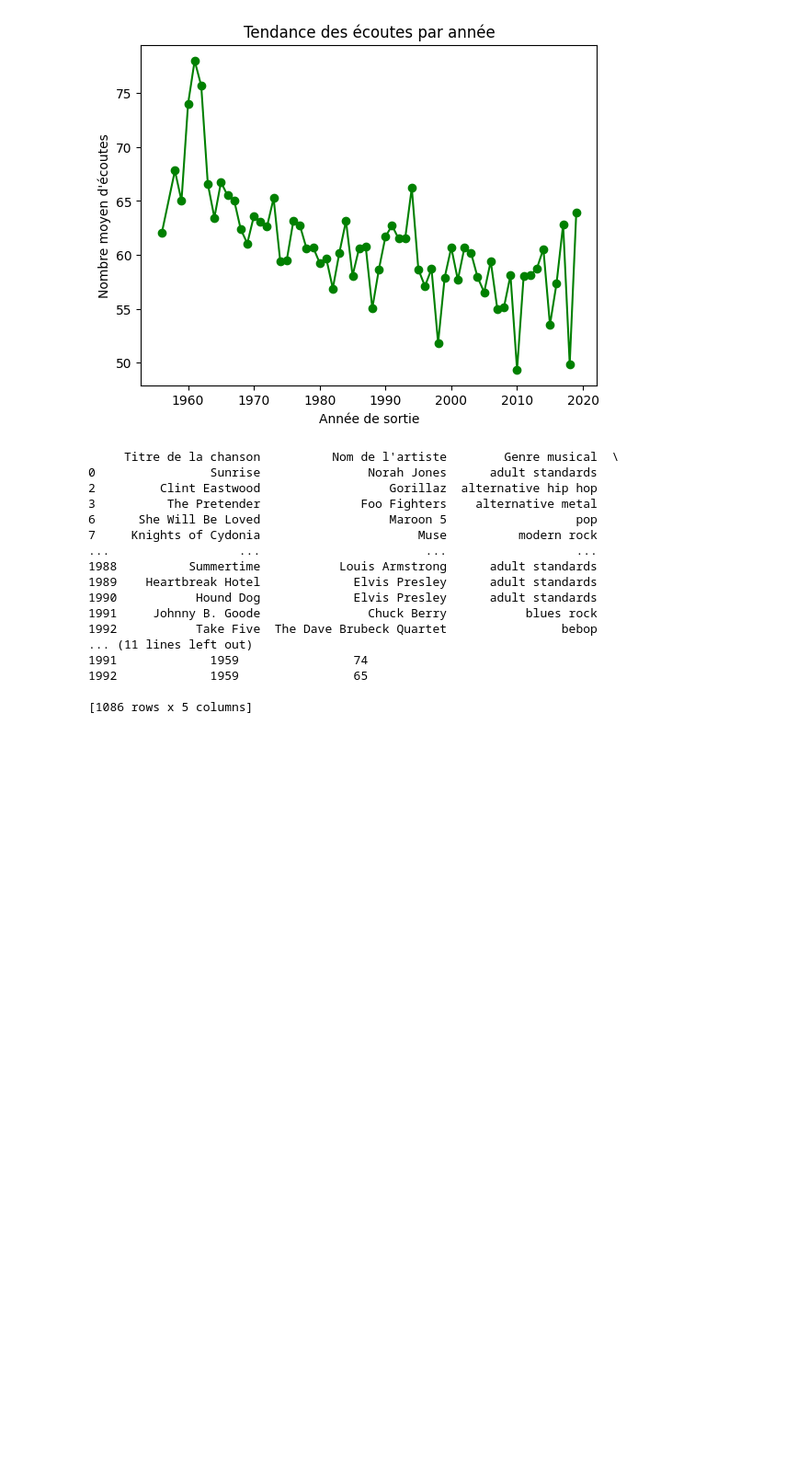
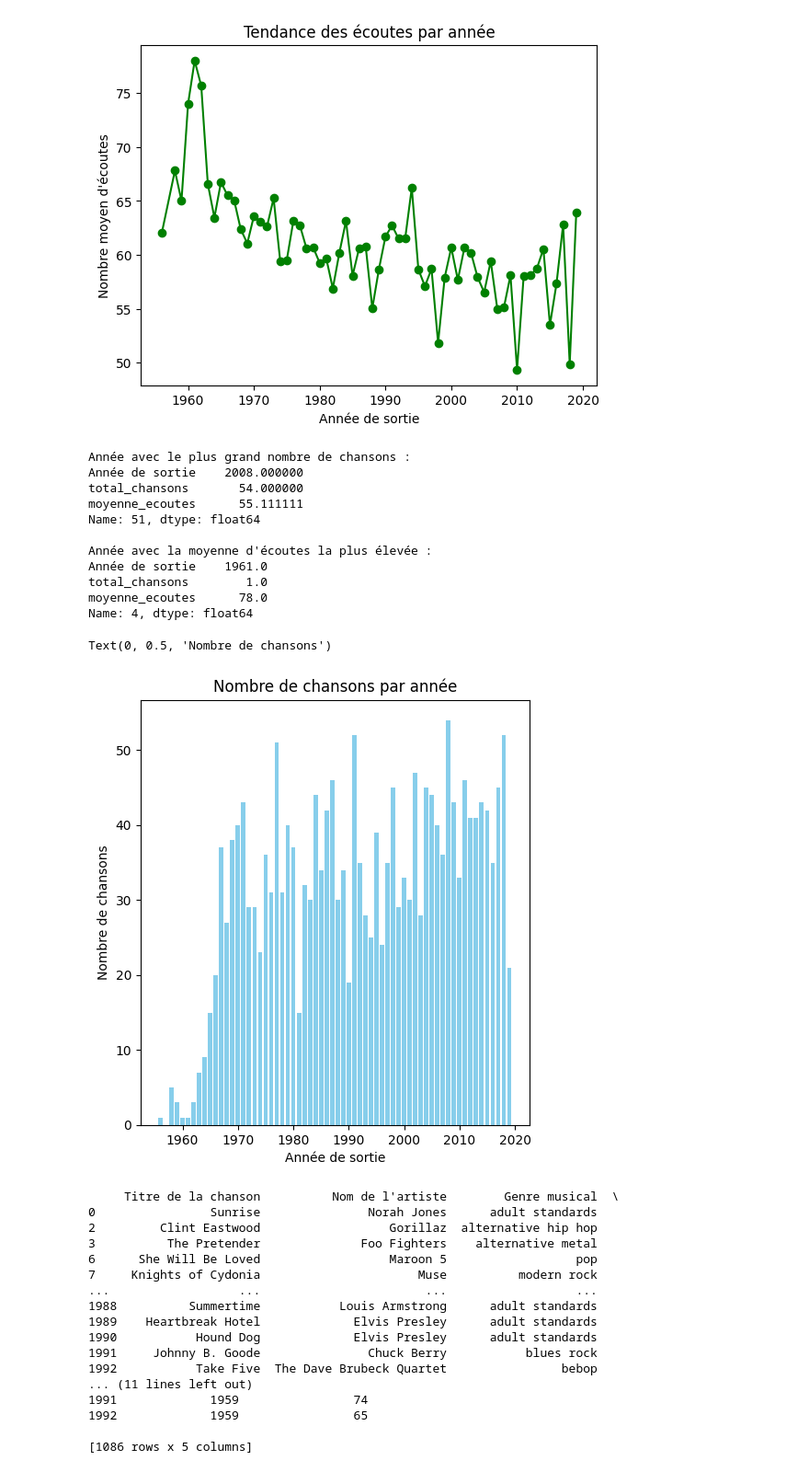
Before and after one commit to whereisdeym/MusicAnalysisPython, a Jupyter notebook: spotikabra.ipynb, the cells around one changed output. Shown: that part at 92% size. Drawn from its saved outputs; the diff is of its cells as text; code cells hidden in the pictures; blank space fills up the shorter version.

```diff
--- a/spotikabra.ipynb
+++ b/spotikabra.ipynb
@@ -159,6 +199,53 @@ plt.ylabel('Nombre moyen d\'écoutes')
 plt.show()
 # %% [output]
 [figure]
+# %%
+import pandas as pd
+import matplotlib.pyplot as plt
+
+# Charger les données nettoyées
+file_path = "data1/cleaned_spotify_data.csv"  # Remplacez par le chemin réel de votre fichier
+data = pd.read_csv(file_path)
+
+# Calculer le nombre moyen d'écoutes par chanson pour chaque année
+grouped_data = data.groupby('Année de sortie').agg(
+    total_chansons=('Titre de la chanson', 'count'),
+    moyenne_ecoutes=('Nombre d\'écoutes', 'mean')
+).reset_index()
+
+# Identifier les années marquantes
+max_chansons = grouped_data['total_chansons'].idxmax()
+max_ecoutes = grouped_data['moyenne_ecoutes'].idxmax()
+
+print("Année avec le plus grand nombre de chansons :")
+print(grouped_data.iloc[max_chansons])
+
+print("\nAnnée avec la moyenne d'écoutes la plus élevée :")
+print(grouped_data.iloc[max_ecoutes])
+
+# Visualisation des tendances
+plt.figure(figsize=(12, 6))
+
+# Nombre de chansons par année
+plt.subplot(1, 2, 1)
+plt.bar(grouped_data['Année de sortie'], grouped_data['total_chansons'], color='skyblue')
+plt.title('Nombre de chansons par année')
+plt.xlabel('Année de sortie')
+plt.ylabel('Nombre de chansons')
+# %% [output]
+Année avec le plus grand nombre de chansons :
+Année de sortie    2008.000000
+total_chansons       54.000000
+moyenne_ecoutes      55.111111
+Name: 51, dtype: float64
+
+Année avec la moyenne d'écoutes la plus élevée :
+Année de sortie    1961.0
+total_chansons        1.0
+moyenne_ecoutes      78.0
+Name: 4, dtype: float64
+Text(0, 0.5, 'Nombre de chansons')
+[figure, added]
 # %%
 df = pd.read_csv('data1/cleaned_spotify_data.csv')
 
```
Also changed, not shown: parts of 2 cells of this notebook, 1 other file.
